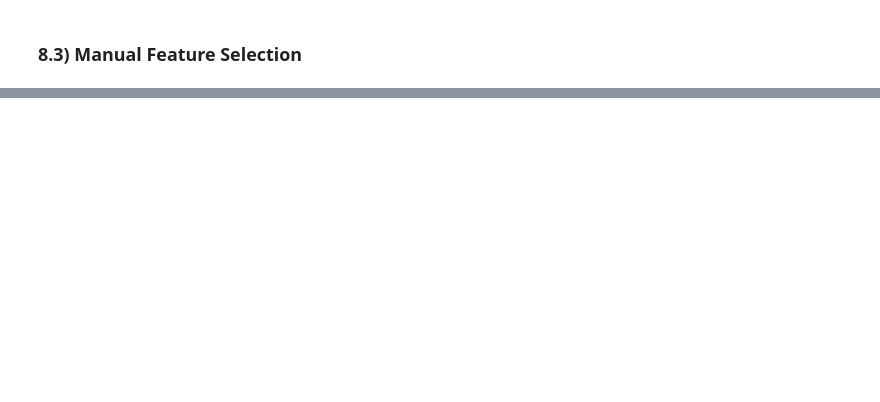
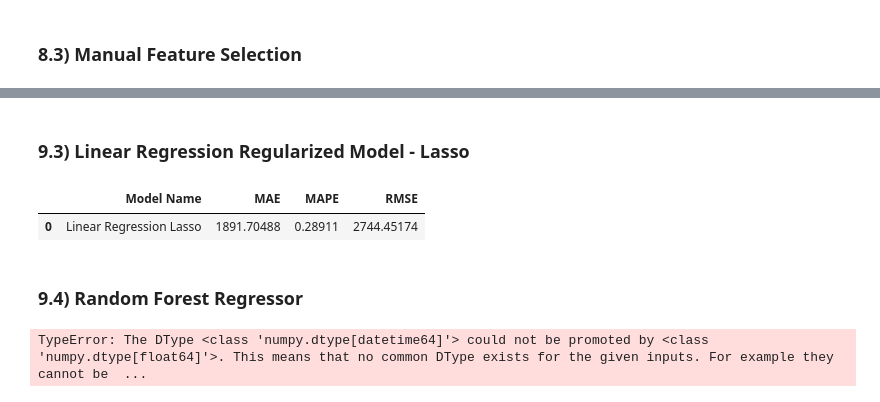
Before and after one commit to jaohenritm/Rossman, a Jupyter notebook: store_sales_prediction.ipynb, the cells around one changed output, grey strips where cells are left out. Drawn from its saved outputs; the diff is of its cells as text; code cells hidden in the pictures; blank space fills up the shorter version.

```diff
--- a/store_sales_prediction.ipynb
+++ b/store_sales_prediction.ipynb
@@ -959,0 +1023,29 @@ cols_selected_boruta.extend(feat_to_add)
+# %% [markdown]
+### 9.3) Linear Regression Regularized Model - Lasso
+# %%
+# model
+lrr = Lasso(alpha=0.01).fit(x_train, y_train)
+
+# prediction
+yhat_lrr = lrr.predict(x_test)
+
+# perfomance
+lrr_result = ml_error('Linear Regression Lasso', np.expm1(y_test), np.expm1(yhat_lrr))
+lrr_result
+# %% [output]
+|  | Model Name | MAE | MAPE | RMSE |
+| 0 | Linear Regression Lasso | 1891.70488 | 0.28911 | 2744.45174 |
+# %% [markdown]
+### 9.4) Random Forest Regressor
+# %%
+# model
+rf = RandomForestRegressor(n_estimators=100, n_jobs=-1, random_state=42).fit(x_train, y_train)
+
+# prediction
+yhat_rf = rf.predict(x_test)
+
+# performance
+rf_result = ml_error('Random Forest Regressor', np.expm1(y_test), np.expm(yhat_rf))
+rf_result
+# %% [output]
+TypeError: The DType <class 'numpy.dtype[datetime64]'> could not be promoted by <class 'numpy.dtype[float64]'>. This means that no common DType exists for the given inputs. For example they cannot be  ...
```
Also changed, not shown: parts of 11 cells of this notebook.
